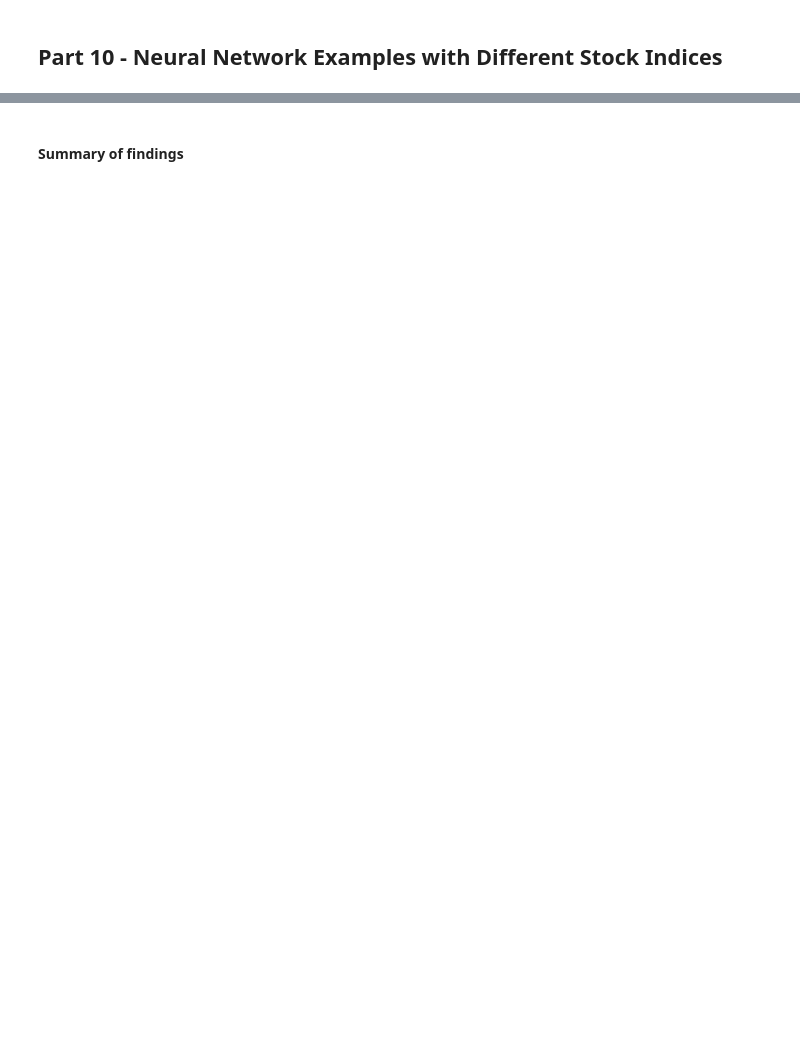
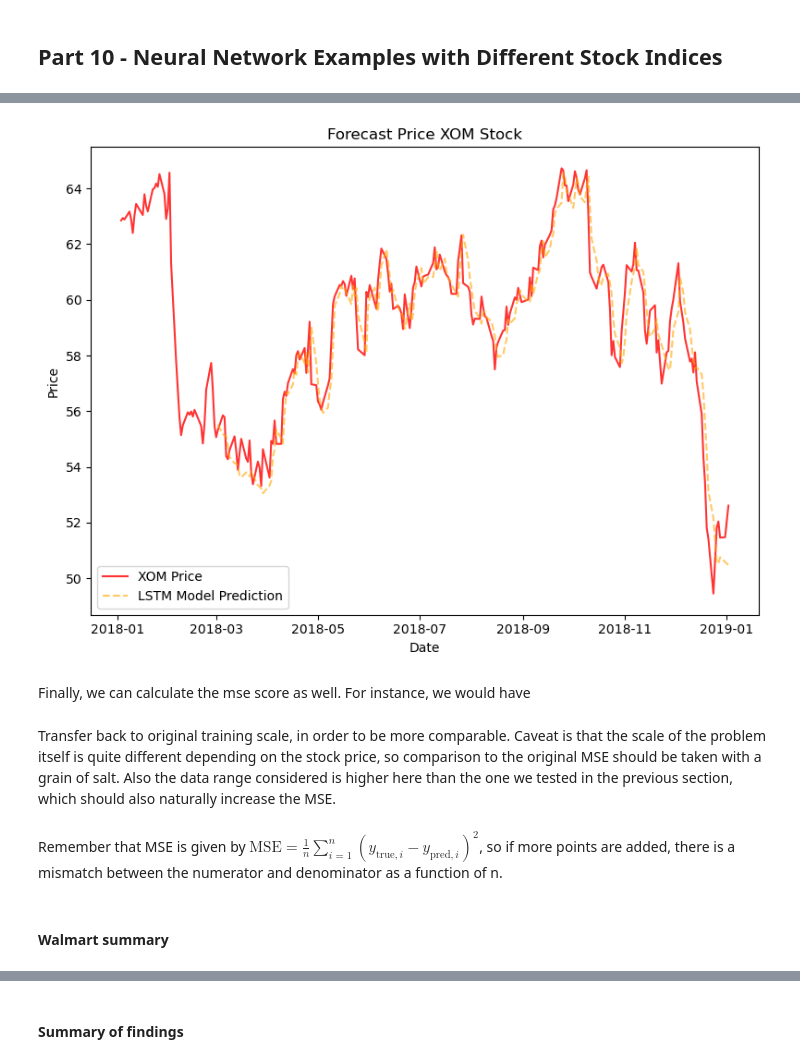
Before and after one commit to hmarrochio/Machine-Learning-and-the-Stock-Market, a Jupyter notebook: notebooks/Notebook4_TimeSeriesForecasting.ipynb, the cells around one changed output, grey strips where cells are left out. Drawn from its saved outputs; the diff is of its cells as text; code cells hidden in the pictures; blank space fills up the shorter version.

```diff
--- a/notebooks/Notebook4_TimeSeriesForecasting.ipynb
+++ b/notebooks/Notebook4_TimeSeriesForecasting.ipynb
@@ -1040,0 +704,19 @@ LSTM: MSE Test: 0.0006
+# %%
+plt.plot(df_input_stock['Date'],df_input_stock['Adj Close'],alpha=0.8,color='red',label=f'{input_stock} Price')
+plt.plot(df_y_LSTM_predict_unscaled_plot['Date'],df_y_LSTM_predict_unscaled_plot['Adj Close'],color='orange',alpha=0.6,label='LSTM Model Prediction',linestyle='dashed')
+plt.xlabel('Date')
+plt.ylabel('Price')
+plt.title(f'Forecast Price {input_stock} Stock')
+plt.legend()
+plt.tight_layout()
+plt.show()
+# %% [output]
+[figure, added]
+# %% [markdown]
+Finally, we can calculate the mse score as well. For instance, we would have
+# %% [markdown]
+Transfer back to original training scale, in order to be more comparable.
+Caveat is that the scale of the problem itself is quite different depending on the stock price, so comparison to the
+original MSE should be taken with a grain of salt. Also the data range considered is higher here than the one we tested in the previous section, which should also naturally increase the MSE.
+# %% [markdown]
+Remember that MSE is given by $\text{MSE} = \frac{1}{n} \sum_{i=1}^n \left( y_{\text{true},i} - y_{\text{pred},i} \right)^2$, so if more points are added, there is a mismatch between the numerator and denominator as a function of n.
@@ -1040,0 +740,2 @@ LSTM: MSE Test: 0.0006
+# %% [markdown]
+#### Walmart summary
```
Also changed, not shown: parts of 183 cells of this notebook.
